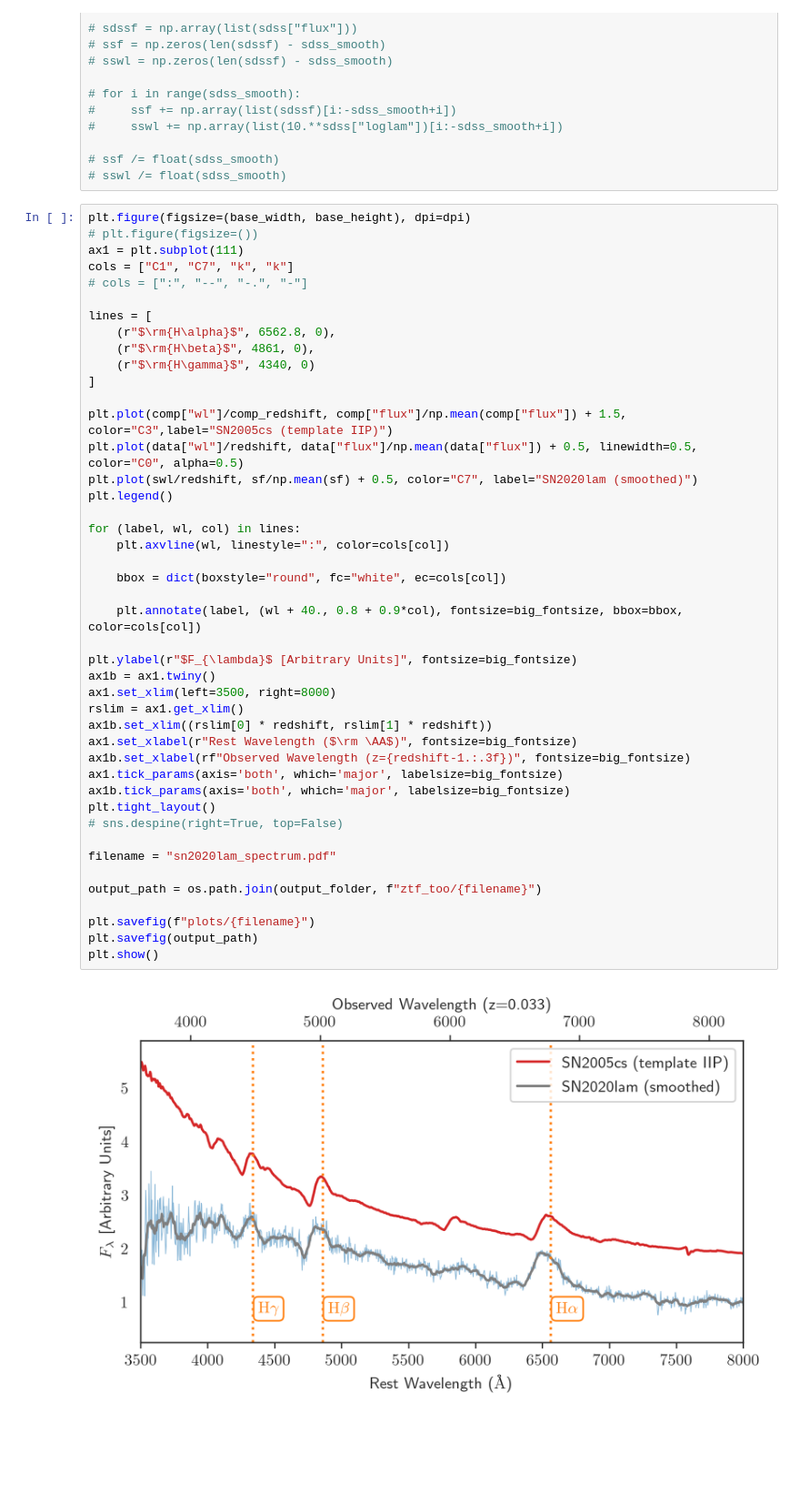
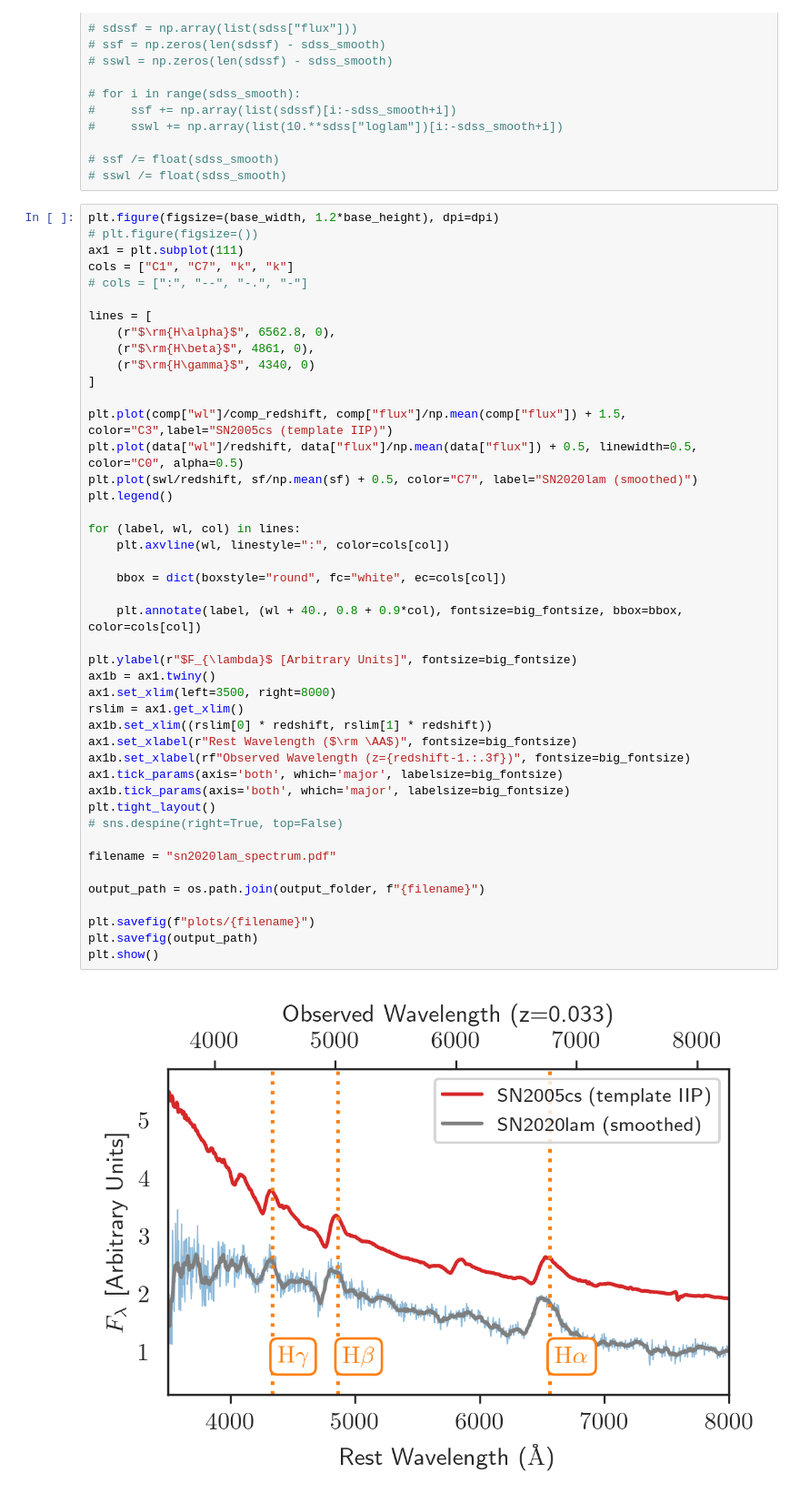
Before and after one commit to robertdstein/nuztfpaper, a Jupyter notebook: sn2020lam.ipynb, the cells around one changed output. Shown: that part at 91% size. Drawn from its saved outputs; the diff is of its cells as text; blank space fills up the shorter version.

```diff
--- a/sn2020lam.ipynb
+++ b/sn2020lam.ipynb
@@ -55,7 +55,7 @@ swl /= float(smooth)
 # ssf /= float(sdss_smooth)
 # sswl /= float(sdss_smooth)
 # %%
-plt.figure(figsize=(base_width, base_height), dpi=dpi)
+plt.figure(figsize=(base_width, 1.2*base_height), dpi=dpi)
 # plt.figure(figsize=())
 ax1 = plt.subplot(111)
 cols = ["C1", "C7", "k", "k"]
@@ -71,35 +71,35 @@ plt.plot(comp["wl"]/comp_redshift, comp["flux"]/np.mean(comp["flux"]) + 1.5, col
 plt.plot(data["wl"]/redshift, data["flux"]/np.mean(data["flux"]) + 0.5, linewidth=0.5, color="C0", alpha=0.5)
 plt.plot(swl/redshift, sf/np.mean(sf) + 0.5, color="C7", label="SN2020lam (smoothed)")
 plt.legend()
 
 for (label, wl, col) in lines:
     plt.axvline(wl, linestyle=":", color=cols[col])
 
     bbox = dict(boxstyle="round", fc="white", ec=cols[col])
 
     plt.annotate(label, (wl + 40., 0.8 + 0.9*col), fontsize=big_fontsize, bbox=bbox, color=cols[col])
 
 plt.ylabel(r"$F_{\lambda}$ [Arbitrary Units]", fontsize=big_fontsize)
 ax1b = ax1.twiny()
 ax1.set_xlim(left=3500, right=8000)
 rslim = ax1.get_xlim()
 ax1b.set_xlim((rslim[0] * redshift, rslim[1] * redshift))
 ax1.set_xlabel(r"Rest Wavelength ($\rm \AA$)", fontsize=big_fontsize)
 ax1b.set_xlabel(rf"Observed Wavelength (z={redshift-1.:.3f})", fontsize=big_fontsize)
 ax1.tick_params(axis='both', which='major', labelsize=big_fontsize)
 ax1b.tick_params(axis='both', which='major', labelsize=big_fontsize)
 plt.tight_layout()
 # sns.despine(right=True, top=False)
 
 filename = "sn2020lam_spectrum.pdf"
 
-output_path = os.path.join(output_folder, f"ztf_too/{filename}")
+output_path = os.path.join(output_folder, f"{filename}")
 
 plt.savefig(f"plots/{filename}")
 plt.savefig(output_path)
 plt.show()
 # %% [output]
-[figure, old version]
+[figure, new version]
 # %%
 photometry = pd.read_csv("data/ZTF20abbpkpa.csv", sep=",")
 
```
Also changed, not shown: parts of 2 cells of this notebook, 19 other files.
